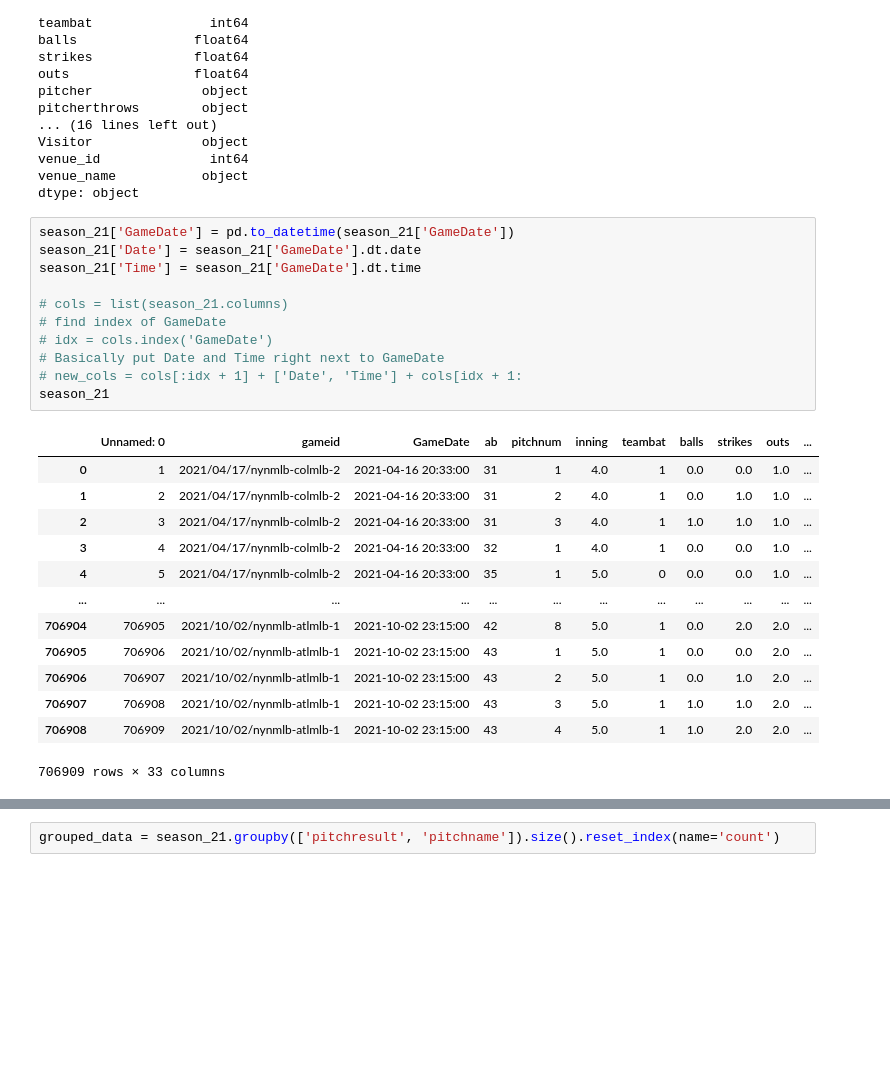
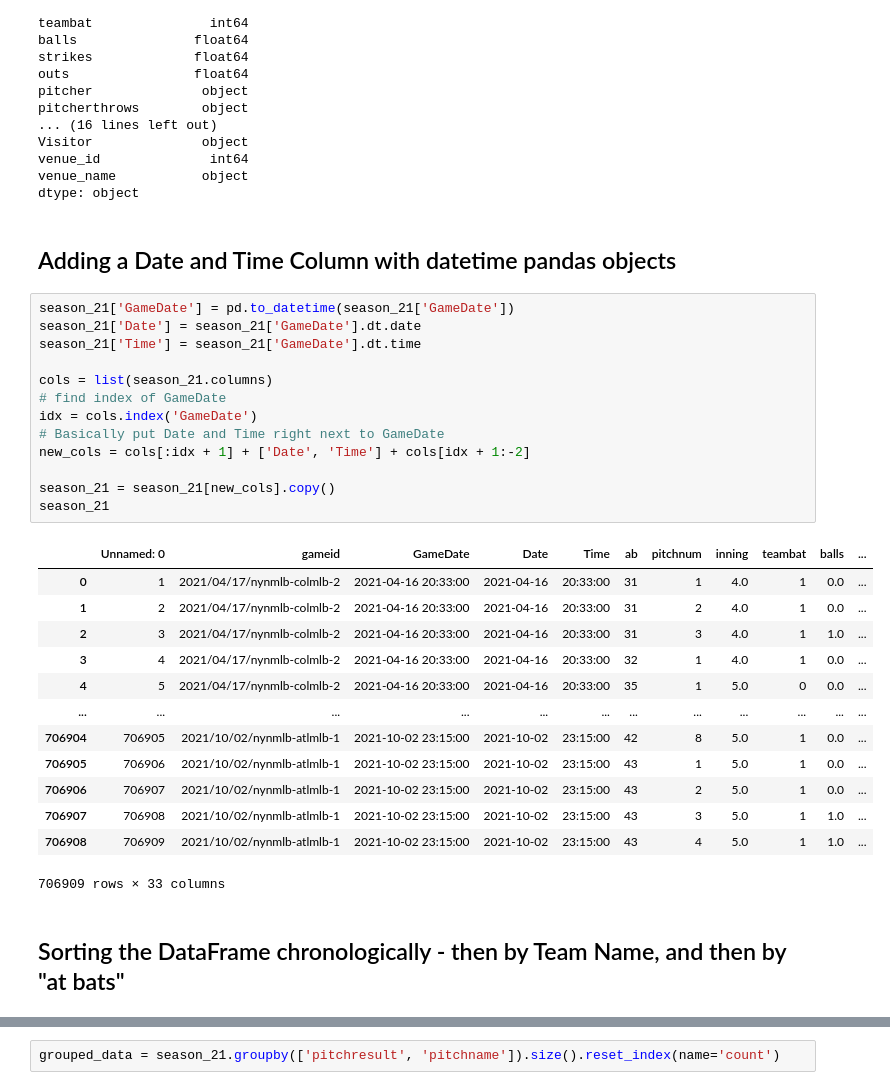
Before and after one commit to NathanG1en/baseball-research, a Jupyter notebook: EDA.ipynb, the cells around one changed output, grey strips where cells are left out. Saved outputs shown, nothing was run; the diff lists cells and outputs as text; blank space fills up the shorter version.

```diff
--- a/EDA.ipynb
+++ b/EDA.ipynb
@@ -38,31 +38,37 @@ Visitor              object
 venue_id              int64
 venue_name           object
 dtype: object
+# %% [markdown]
+## Adding a Date and Time Column with datetime pandas objects
 # %%
 season_21['GameDate'] = pd.to_datetime(season_21['GameDate'])
 season_21['Date'] = season_21['GameDate'].dt.date
 season_21['Time'] = season_21['GameDate'].dt.time
 
-# cols = list(season_21.columns)
+cols = list(season_21.columns)
 # find index of GameDate
-# idx = cols.index('GameDate')
+idx = cols.index('GameDate')
 # Basically put Date and Time right next to GameDate
-# new_cols = cols[:idx + 1] + ['Date', 'Time'] + cols[idx + 1:
+new_cols = cols[:idx + 1] + ['Date', 'Time'] + cols[idx + 1:-2]
+
+season_21 = season_21[new_cols].copy()
 season_21
 # %% [output]
-|  | Unnamed: 0 | gameid | GameDate | ab | pitchnum | inning | teambat | balls | strikes | outs | ... |
-| 0 | 1 | 2021/04/17/nynmlb-colmlb-2 | 2021-04-16 20:33:00 | 31 | 1 | 4.0 | 1 | 0.0 | 0.0 | 1.0 | ... |
-| 1 | 2 | 2021/04/17/nynmlb-colmlb-2 | 2021-04-16 20:33:00 | 31 | 2 | 4.0 | 1 | 0.0 | 1.0 | 1.0 | ... |
-| 2 | 3 | 2021/04/17/nynmlb-colmlb-2 | 2021-04-16 20:33:00 | 31 | 3 | 4.0 | 1 | 1.0 | 1.0 | 1.0 | ... |
-| 3 | 4 | 2021/04/17/nynmlb-colmlb-2 | 2021-04-16 20:33:00 | 32 | 1 | 4.0 | 1 | 0.0 | 0.0 | 1.0 | ... |
-| 4 | 5 | 2021/04/17/nynmlb-colmlb-2 | 2021-04-16 20:33:00 | 35 | 1 | 5.0 | 0 | 0.0 | 0.0 | 1.0 | ... |
+|  | Unnamed: 0 | gameid | GameDate | Date | Time | ab | pitchnum | inning | teambat | balls | ... |
+| 0 | 1 | 2021/04/17/nynmlb-colmlb-2 | 2021-04-16 20:33:00 | 2021-04-16 | 20:33:00 | 31 | 1 | 4.0 | 1 | 0.0 | ... |
+| 1 | 2 | 2021/04/17/nynmlb-colmlb-2 | 2021-04-16 20:33:00 | 2021-04-16 | 20:33:00 | 31 | 2 | 4.0 | 1 | 0.0 | ... |
+| 2 | 3 | 2021/04/17/nynmlb-colmlb-2 | 2021-04-16 20:33:00 | 2021-04-16 | 20:33:00 | 31 | 3 | 4.0 | 1 | 1.0 | ... |
+| 3 | 4 | 2021/04/17/nynmlb-colmlb-2 | 2021-04-16 20:33:00 | 2021-04-16 | 20:33:00 | 32 | 1 | 4.0 | 1 | 0.0 | ... |
+| 4 | 5 | 2021/04/17/nynmlb-colmlb-2 | 2021-04-16 20:33:00 | 2021-04-16 | 20:33:00 | 35 | 1 | 5.0 | 0 | 0.0 | ... |
 | ... | ... | ... | ... | ... | ... | ... | ... | ... | ... | ... | ... |
-| 706904 | 706905 | 2021/10/02/nynmlb-atlmlb-1 | 2021-10-02 23:15:00 | 42 | 8 | 5.0 | 1 | 0.0 | 2.0 | 2.0 | ... |
-| 706905 | 706906 | 2021/10/02/nynmlb-atlmlb-1 | 2021-10-02 23:15:00 | 43 | 1 | 5.0 | 1 | 0.0 | 0.0 | 2.0 | ... |
-| 706906 | 706907 | 2021/10/02/nynmlb-atlmlb-1 | 2021-10-02 23:15:00 | 43 | 2 | 5.0 | 1 | 0.0 | 1.0 | 2.0 | ... |
-| 706907 | 706908 | 2021/10/02/nynmlb-atlmlb-1 | 2021-10-02 23:15:00 | 43 | 3 | 5.0 | 1 | 1.0 | 1.0 | 2.0 | ... |
-| 706908 | 706909 | 2021/10/02/nynmlb-atlmlb-1 | 2021-10-02 23:15:00 | 43 | 4 | 5.0 | 1 | 1.0 | 2.0 | 2.0 | ... |
+| 706904 | 706905 | 2021/10/02/nynmlb-atlmlb-1 | 2021-10-02 23:15:00 | 2021-10-02 | 23:15:00 | 42 | 8 | 5.0 | 1 | 0.0 | ... |
+| 706905 | 706906 | 2021/10/02/nynmlb-atlmlb-1 | 2021-10-02 23:15:00 | 2021-10-02 | 23:15:00 | 43 | 1 | 5.0 | 1 | 0.0 | ... |
+| 706906 | 706907 | 2021/10/02/nynmlb-atlmlb-1 | 2021-10-02 23:15:00 | 2021-10-02 | 23:15:00 | 43 | 2 | 5.0 | 1 | 0.0 | ... |
+| 706907 | 706908 | 2021/10/02/nynmlb-atlmlb-1 | 2021-10-02 23:15:00 | 2021-10-02 | 23:15:00 | 43 | 3 | 5.0 | 1 | 1.0 | ... |
+| 706908 | 706909 | 2021/10/02/nynmlb-atlmlb-1 | 2021-10-02 23:15:00 | 2021-10-02 | 23:15:00 | 43 | 4 | 5.0 | 1 | 1.0 | ... |
 706909 rows × 33 columns
+# %% [markdown]
+## Sorting the DataFrame chronologically - then by Team Name, and then by "at bats"
 # %%
 season_21.sort_values(by = ['Date', 'Home', 'ab'])
 # %% [output]
```
Also changed, not shown: parts of 22 cells of this notebook, 1 other file.
